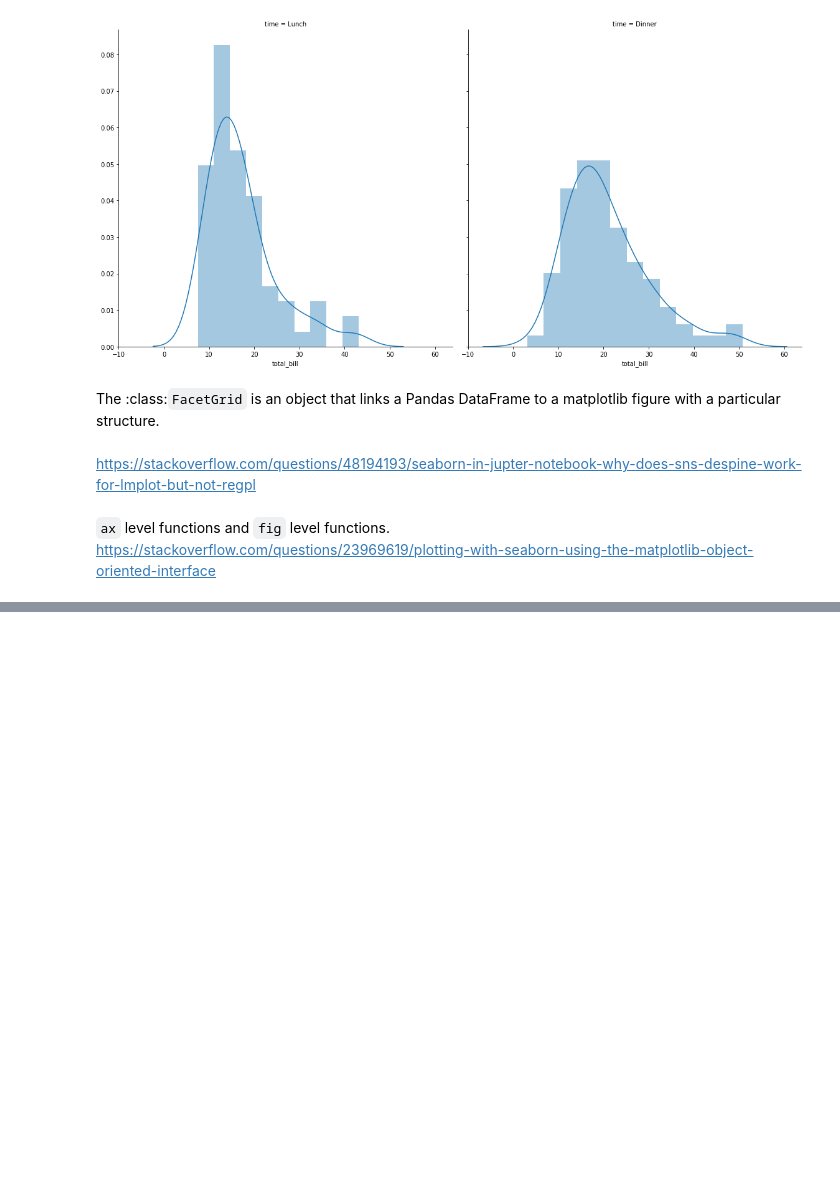
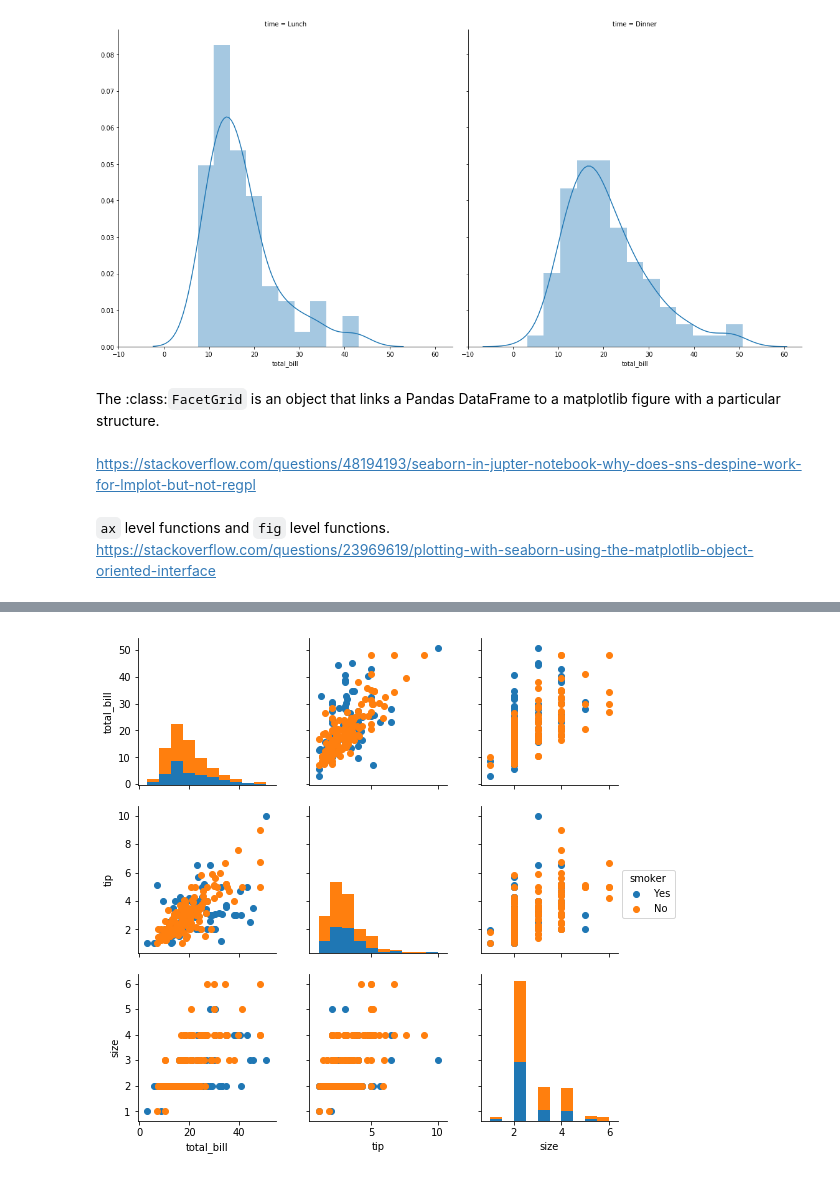
Before and after one commit to jaspajjr/pydata-visualisation, a Jupyter notebook: seaborn-plotting.ipynb, the cells around one changed output, grey strips where cells are left out. Saved outputs shown, nothing was run; the diff lists cells and outputs as text; code cells hidden in the pictures; blank space fills up the shorter version.

```diff
--- a/seaborn-plotting.ipynb
+++ b/seaborn-plotting.ipynb
@@ -154,0 +164,7 @@ https://stackoverflow.com/questions/23969619/plotting-with-seaborn-using-the-mat
+# %%
+g = sns.PairGrid(tips, hue='smoker')
+g.map_diag(plt.hist)
+g.map_offdiag(plt.scatter)
+g.add_legend();
+# %% [output]
+[figure, added]
```
Also changed, not shown: parts of 2 cells of this notebook.
